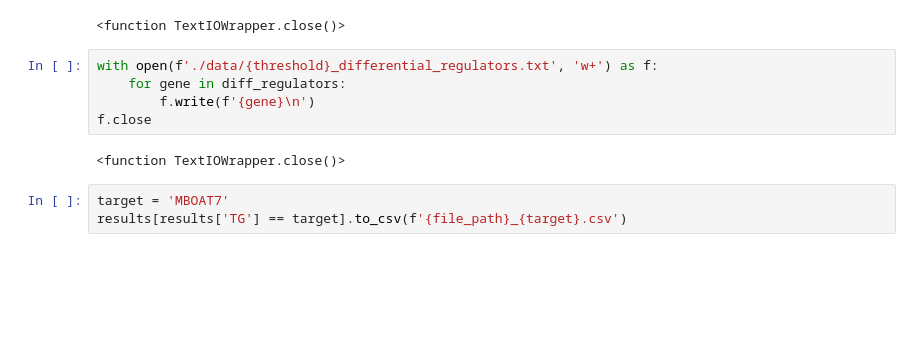
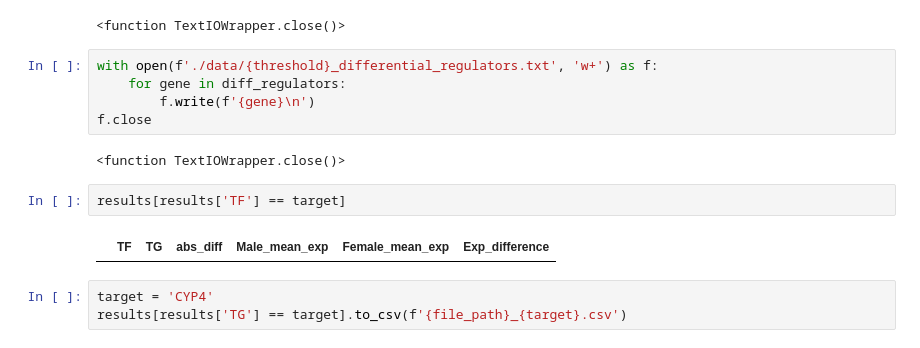
Before and after one commit to Alexander-Broadley/Zhang_lab_rotation, a Jupyter notebook: MML_model/GRN_reconstruction/male_vs_female_reg_contributions.ipynb, the cells around one changed output. Saved outputs shown, nothing was run; the diff lists cells and outputs as text; blank space fills up the shorter version.

```diff
--- a/MML_model/GRN_reconstruction/male_vs_female_reg_contributions.ipynb
+++ b/MML_model/GRN_reconstruction/male_vs_female_reg_contributions.ipynb
@@ -228,6 +243,10 @@ with open(f'./data/{threshold}_differential_regulators.txt', 'w+') as f:
 f.close
 # %% [output]
 <function TextIOWrapper.close()>
+# %%
+results[results['TF'] == target]
+# %% [output]
+|  | TF | TG | abs_diff | Male_mean_exp | Female_mean_exp | Exp_difference |
 # %%
-target = 'MBOAT7'
+target = 'CYP4'
 results[results['TG'] == target].to_csv(f'{file_path}_{target}.csv')
```
Also changed, not shown: parts of 4 cells of this notebook, 10 other files.
